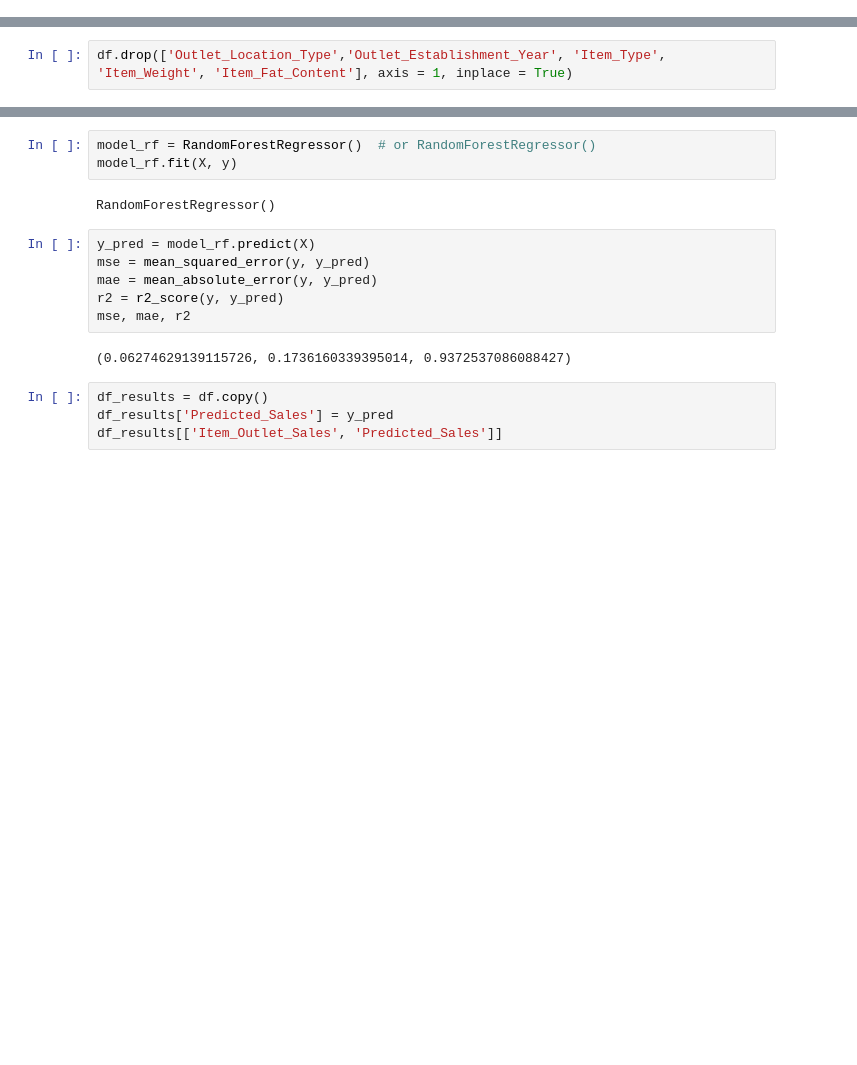
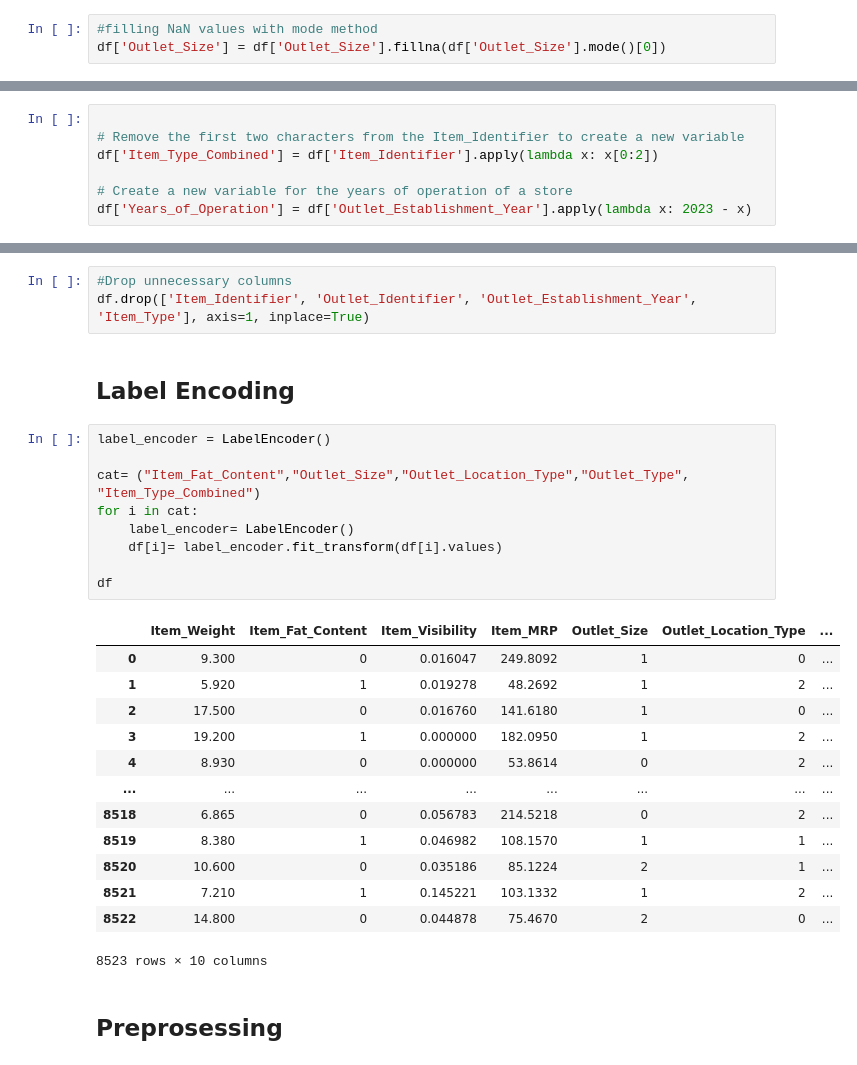
Before and after one commit to BahodirML/Technocollabs_intern, a Jupyter notebook: Item_Outlet_sales.ipynb, the cells around one changed output, grey strips where cells are left out. Drawn from its saved outputs; the diff is of its cells as text; blank space fills up the shorter version.

```diff
--- a/Item_Outlet_sales.ipynb
+++ b/Item_Outlet_sales.ipynb
@@ -53,0 +182,3 @@ df.drop('Item_Identifier', axis=1, inplace = True)
+# %%
+#filling NaN values with mode method
+df['Outlet_Size'] = df['Outlet_Size'].fillna(df['Outlet_Size'].mode()[0])
@@ -54,2 +249,9 @@ df.drop('Item_Identifier', axis=1, inplace = True)
+# %%
+
+# Remove the first two characters from the Item_Identifier to create a new variable
+df['Item_Type_Combined'] = df['Item_Identifier'].apply(lambda x: x[0:2])
+
+# Create a new variable for the years of operation of a store
+df['Years_of_Operation'] = df['Outlet_Establishment_Year'].apply(lambda x: 2023 - x)
 # %%
 df.head()
@@ -58,2 +264,0 @@ df.corrwith(df['Item_Outlet_Sales']).abs().sort_values(ascending=False)
-# %%
-df.drop(['Outlet_Location_Type','Outlet_Establishment_Year', 'Item_Type', 'Item_Weight', 'Item_Fat_Content'], axis = 1, inplace = True)
@@ -120,17 +265,30 @@ df_results[['Item_Outlet_Sales', 'Predicted_Sales']]
-# %%
-model_rf = RandomForestRegressor()  # or RandomForestRegressor()
-model_rf.fit(X, y)
-# %% [output]
-RandomForestRegressor()
-# %%
-y_pred = model_rf.predict(X)
-mse = mean_squared_error(y, y_pred)
-mae = mean_absolute_error(y, y_pred)
-r2 = r2_score(y, y_pred)
-mse, mae, r2
-# %% [output]
-(0.06274629139115726, 0.1736160339395014, 0.9372537086088427)
-# %%
-df_results = df.copy()
-df_results['Predicted_Sales'] = y_pred
-df_results[['Item_Outlet_Sales', 'Predicted_Sales']]
+# %%
+#Drop unnecessary columns
+df.drop(['Item_Identifier', 'Outlet_Identifier', 'Outlet_Establishment_Year', 'Item_Type'], axis=1, inplace=True)
+# %% [markdown]
+## Label Encoding
+# %%
+label_encoder = LabelEncoder()
+
+cat= ("Item_Fat_Content","Outlet_Size","Outlet_Location_Type","Outlet_Type", "Item_Type_Combined")
+for i in cat:
+    label_encoder= LabelEncoder()
+    df[i]= label_encoder.fit_transform(df[i].values)
+
+df
+# %% [output]
+|  | Item_Weight | Item_Fat_Content | Item_Visibility | Item_MRP | Outlet_Size | Outlet_Location_Type | ... |
+| 0 | 9.300 | 0 | 0.016047 | 249.8092 | 1 | 0 | ... |
+| 1 | 5.920 | 1 | 0.019278 | 48.2692 | 1 | 2 | ... |
+| 2 | 17.500 | 0 | 0.016760 | 141.6180 | 1 | 0 | ... |
+| 3 | 19.200 | 1 | 0.000000 | 182.0950 | 1 | 2 | ... |
+| 4 | 8.930 | 0 | 0.000000 | 53.8614 | 0 | 2 | ... |
+| ... | ... | ... | ... | ... | ... | ... | ... |
+| 8518 | 6.865 | 0 | 0.056783 | 214.5218 | 0 | 2 | ... |
+| 8519 | 8.380 | 1 | 0.046982 | 108.1570 | 1 | 1 | ... |
+| 8520 | 10.600 | 0 | 0.035186 | 85.1224 | 2 | 1 | ... |
+| 8521 | 7.210 | 1 | 0.145221 | 103.1332 | 1 | 2 | ... |
+| 8522 | 14.800 | 0 | 0.044878 | 75.4670 | 2 | 0 | ... |
+8523 rows × 10 columns
+# %% [markdown]
+## Preprosessing
```
Also changed, not shown: parts of 68 cells of this notebook.
